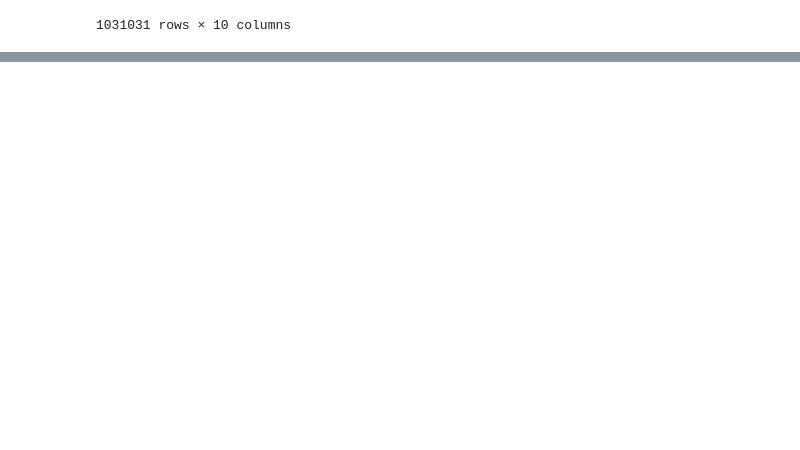
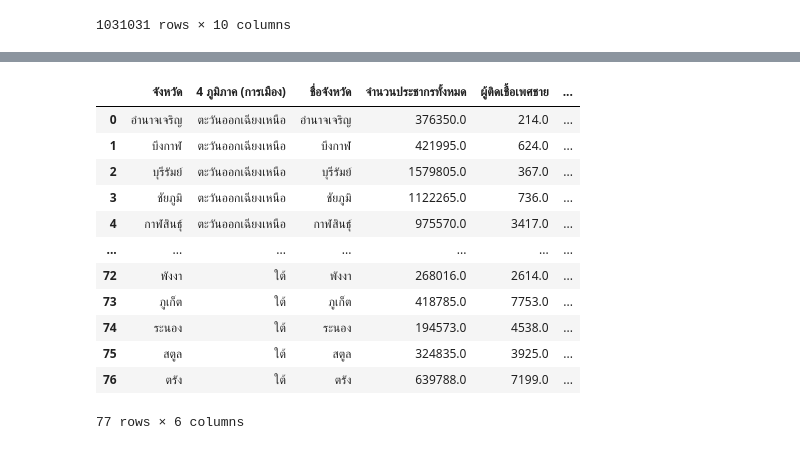
Before and after one commit to SupidchayaTangkidwanich/data_viz_2022, a Jupyter notebook: Data_Viz_Project.ipynb, the cells around one changed output, grey strips where cells are left out. Saved outputs shown, nothing was run; the diff lists cells and outputs as text; code cells hidden in the pictures; blank space fills up the shorter version.

```diff
--- a/Data_Viz_Project.ipynb
+++ b/Data_Viz_Project.ipynb
@@ -628,0 +810,3 @@ display(FM_df)
+# %%
+data_onset = M_df_noindex.merge(FM_df_noindex,how='left',left_on='province_of_onset',right_on='province_of_onset')
+data_onset
@@ -628,0 +841,6 @@ display(FM_df)
+# %%
+Province = {'province_of_onset':'ชื่อจังหวัด'}
+# call rename () method
+data_onset.rename(columns=Province,
+          inplace=True)
+data_onset
@@ -628,0 +861,3 @@ display(FM_df)
+# %%
+data_compare = prop2.merge(data_onset,how='left',left_on='ชื่อจังหวัด',right_on='ชื่อจังหวัด')
+data_compare
@@ -628,0 +878,3 @@ display(FM_df)
+# %%
+data_re = dt_re[['จังหวัด','4 ภูมิภาค (การเมือง)']]
+data_re
@@ -628,0 +895,17 @@ display(FM_df)
+# %%
+data_use = data_re.merge(data_compare,how='left',left_on='จังหวัด',right_on='ชื่อจังหวัด')
+data_use
+# %% [output]
+|  | จังหวัด | 4 ภูมิภาค (การเมือง) | ชื่อจังหวัด | จำนวนประชากรทั้งหมด | ผู้ติดเชื้อเพศชาย | ... |
+| 0 | อำนาจเจริญ | ตะวันออกเฉียงเหนือ | อำนาจเจริญ | 376350.0 | 214.0 | ... |
+| 1 | บึงกาฬ | ตะวันออกเฉียงเหนือ | บึงกาฬ | 421995.0 | 624.0 | ... |
+| 2 | บุรีรัมย์ | ตะวันออกเฉียงเหนือ | บุรีรัมย์ | 1579805.0 | 367.0 | ... |
+| 3 | ชัยภูมิ | ตะวันออกเฉียงเหนือ | ชัยภูมิ | 1122265.0 | 736.0 | ... |
+| 4 | กาฬสินธุ์ | ตะวันออกเฉียงเหนือ | กาฬสินธุ์ | 975570.0 | 3417.0 | ... |
+| ... | ... | ... | ... | ... | ... | ... |
+| 72 | พังงา | ใต้ | พังงา | 268016.0 | 2614.0 | ... |
+| 73 | ภูเก็ต | ใต้ | ภูเก็ต | 418785.0 | 7753.0 | ... |
+| 74 | ระนอง | ใต้ | ระนอง | 194573.0 | 4538.0 | ... |
+| 75 | สตูล | ใต้ | สตูล | 324835.0 | 3925.0 | ... |
+| 76 | ตรัง | ใต้ | ตรัง | 639788.0 | 7199.0 | ... |
+77 rows × 6 columns
```
Also changed, not shown: parts of 19 cells of this notebook.
